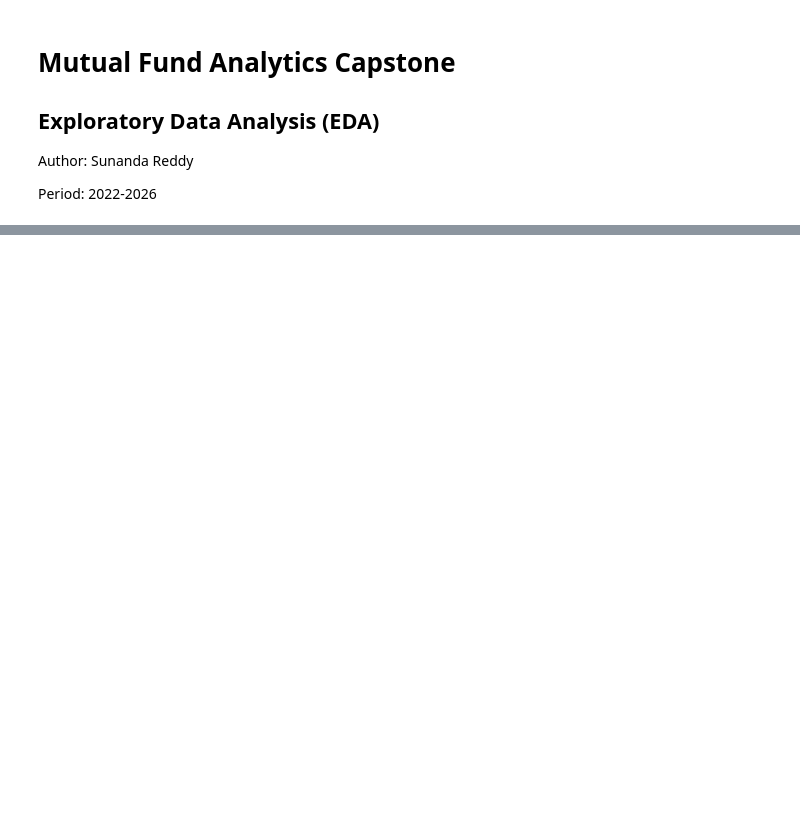
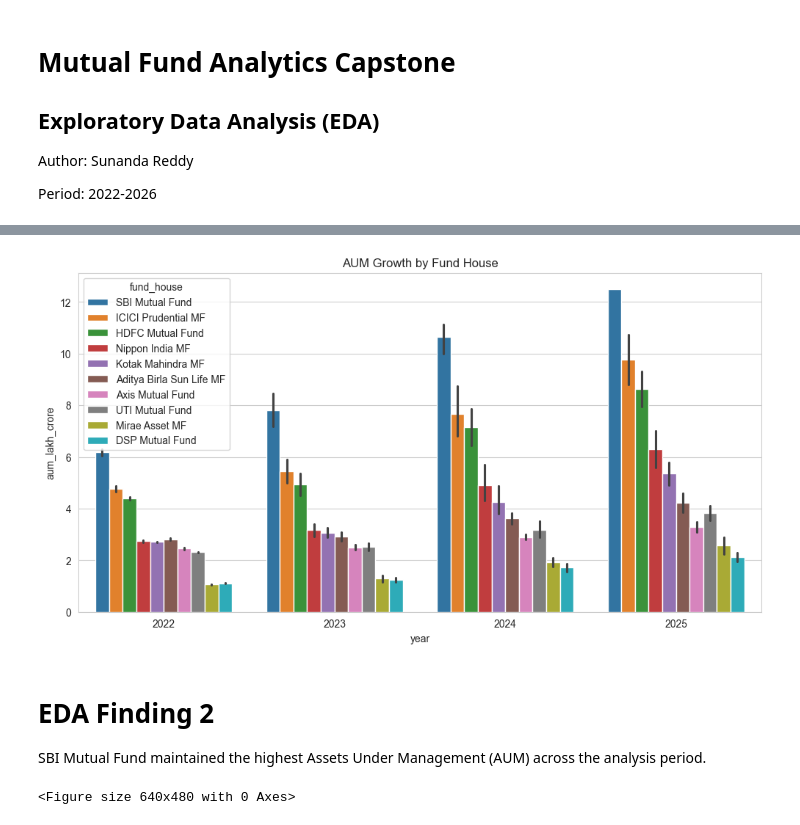
Before and after one commit to sagilisunandhaReddy/capstone_project, a Jupyter notebook: notebooks/03_eda_analysis.ipynb, the cells around one changed output, grey strips where cells are left out. Saved outputs shown, nothing was run; the diff lists cells and outputs as text; code cells hidden in the pictures; blank space fills up the shorter version.

Commit message:
Day 3: EDA analysis completed with 17 charts and insights

```diff
--- a/notebooks/03_eda_analysis.ipynb
+++ b/notebooks/03_eda_analysis.ipynb
@@ -490,0 +11,10 @@ plt.show()
+# %%
+import pandas as pd
+import numpy as np
+
+import matplotlib.pyplot as plt
+import seaborn as sns
+import plotly.express as px
+import plotly.graph_objects as go
+
+sns.set_style("whitegrid")
@@ -490,0 +23,10 @@ plt.show()
+# %%
+fund_master = pd.read_csv("../data/processed/01_fund_master_clean.csv")
+nav = pd.read_csv("../data/processed/02_nav_history_clean.csv")
+aum = pd.read_csv("../data/processed/03_aum_by_fund_house_clean.csv")
+sip = pd.read_csv("../data/processed/04_monthly_sip_inflows_clean.csv")
+category = pd.read_csv("../data/processed/05_category_inflows_clean.csv")
+folios = pd.read_csv("../data/processed/06_industry_folio_count_clean.csv")
+performance = pd.read_csv("../data/processed/07_scheme_performance_clean.csv")
+transactions = pd.read_csv("../data/processed/08_investor_transactions_clean.csv")
+holdings = pd.read_csv("../data/processed/09_portfolio_holdings_clean.csv")
@@ -490,0 +71,54 @@ plt.show()
+# %%
+# aum_growth.png
+aum["year"] = pd.to_datetime(
+    aum["date"]
+).dt.year
+plt.figure(figsize=(12,6))
+
+sns.barplot(
+    data=aum,
+    x="year",
+    y="aum_lakh_crore",
+    hue="fund_house"
+)
+
+plt.title("AUM Growth by Fund House")
+
+plt.savefig(
+    "../reports/aum_growth.png"
+)
+
+plt.show()
+# %% [output]
+[figure, added]
+# %% [markdown]
+# EDA Finding 2
+
+SBI Mutual Fund maintained the highest Assets Under Management (AUM) across the analysis period.
+# %%
+# sip_trend.png
+sip["month"] = pd.to_datetime(
+    sip["month"]
+)
+fig = px.line(
+    sip,
+    x="month",
+    y="sip_inflow_crore",
+    title="Monthly SIP Inflows"
+)
+
+peak = sip.loc[
+    sip["sip_inflow_crore"].idxmax()
+]
+
+fig.add_annotation(
+    x=peak["month"],
+    y=peak["sip_inflow_crore"],
+    text="All Time High"
+)
+plt.savefig(
+    "../reports/monthly_sip_inflows.png"
+)
+fig.show()
+# %% [output]
+<Figure size 640x480 with 0 Axes>
```
Also changed, not shown: parts of 67 cells of this notebook, 34 other files.
